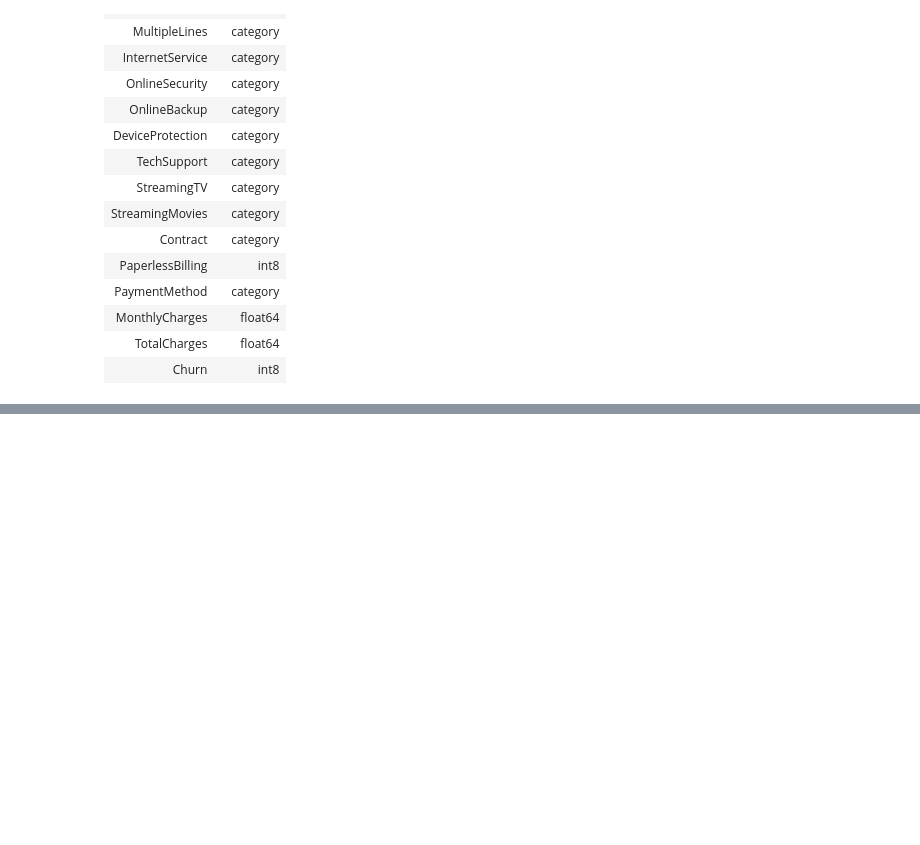
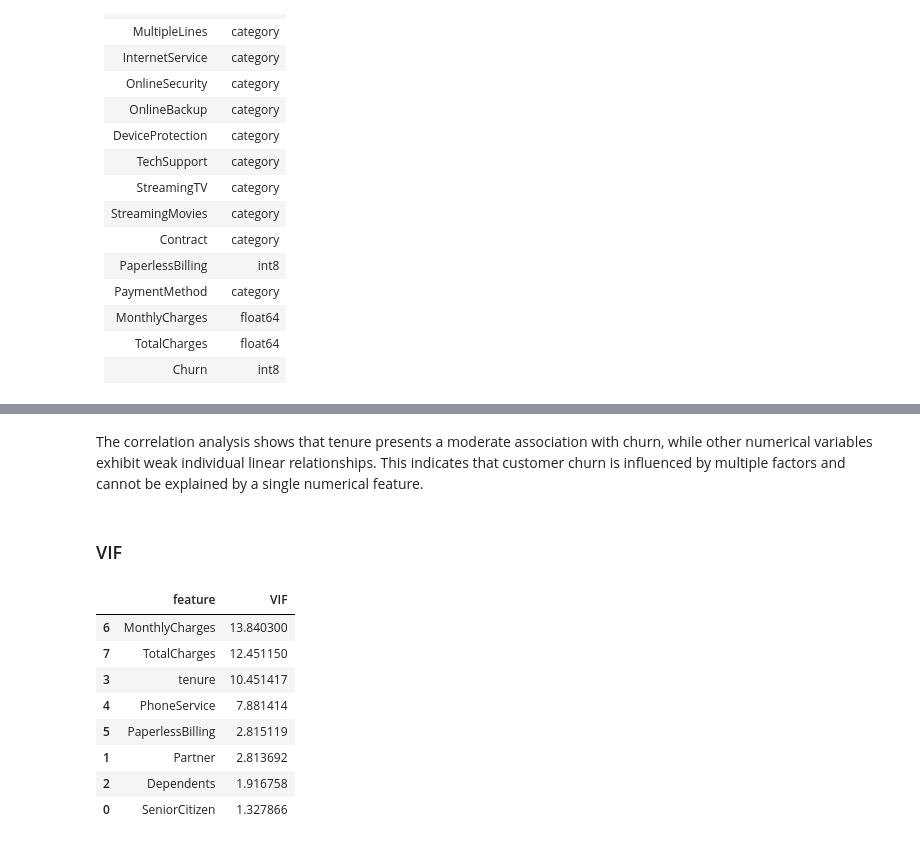
Before and after one commit to JessePMelo/Telco-Customer-Churn, a Jupyter notebook: data_science/notebooks/Telco_Customer_Churn.ipynb, the cells around one changed output, grey strips where cells are left out. Drawn from its saved outputs; the diff is of its cells as text; code cells hidden in the pictures; blank space fills up the shorter version.

```diff
--- a/data_science/notebooks/Telco_Customer_Churn.ipynb
+++ b/data_science/notebooks/Telco_Customer_Churn.ipynb
@@ -246,0 +299,39 @@ df.to_csv(
+# %% [markdown]
+The correlation analysis shows that tenure presents a moderate association
+with churn, while other numerical variables exhibit weak individual linear
+relationships. This indicates that customer churn is influenced by multiple
+factors and cannot be explained by a single numerical feature.
+# %% [markdown]
+### VIF
+# %%
+features_for_vif = [
+    'SeniorCitizen',
+    'Partner',
+    'Dependents',
+    'tenure',
+    'PhoneService',
+    'PaperlessBilling',
+    'MonthlyCharges',
+    'TotalCharges'
+]
+# %%
+X = df[features_for_vif].dropna()
+# %%
+from statsmodels.stats.outliers_influence import variance_inflation_factor
+import pandas as pd
+
+vif = pd.DataFrame()
+vif['feature'] = X.columns
+vif['VIF'] = [variance_inflation_factor(X.values, i) for i in range(X.shape[1])]
+
+vif.sort_values('VIF', ascending=False)
+# %% [output]
+|  | feature | VIF |
+| 6 | MonthlyCharges | 13.840300 |
+| 7 | TotalCharges | 12.451150 |
+| 3 | tenure | 10.451417 |
+| 4 | PhoneService | 7.881414 |
+| 5 | PaperlessBilling | 2.815119 |
+| 1 | Partner | 2.813692 |
+| 2 | Dependents | 1.916758 |
+| 0 | SeniorCitizen | 1.327866 |
```
Also changed, not shown: parts of 8 cells of this notebook.
